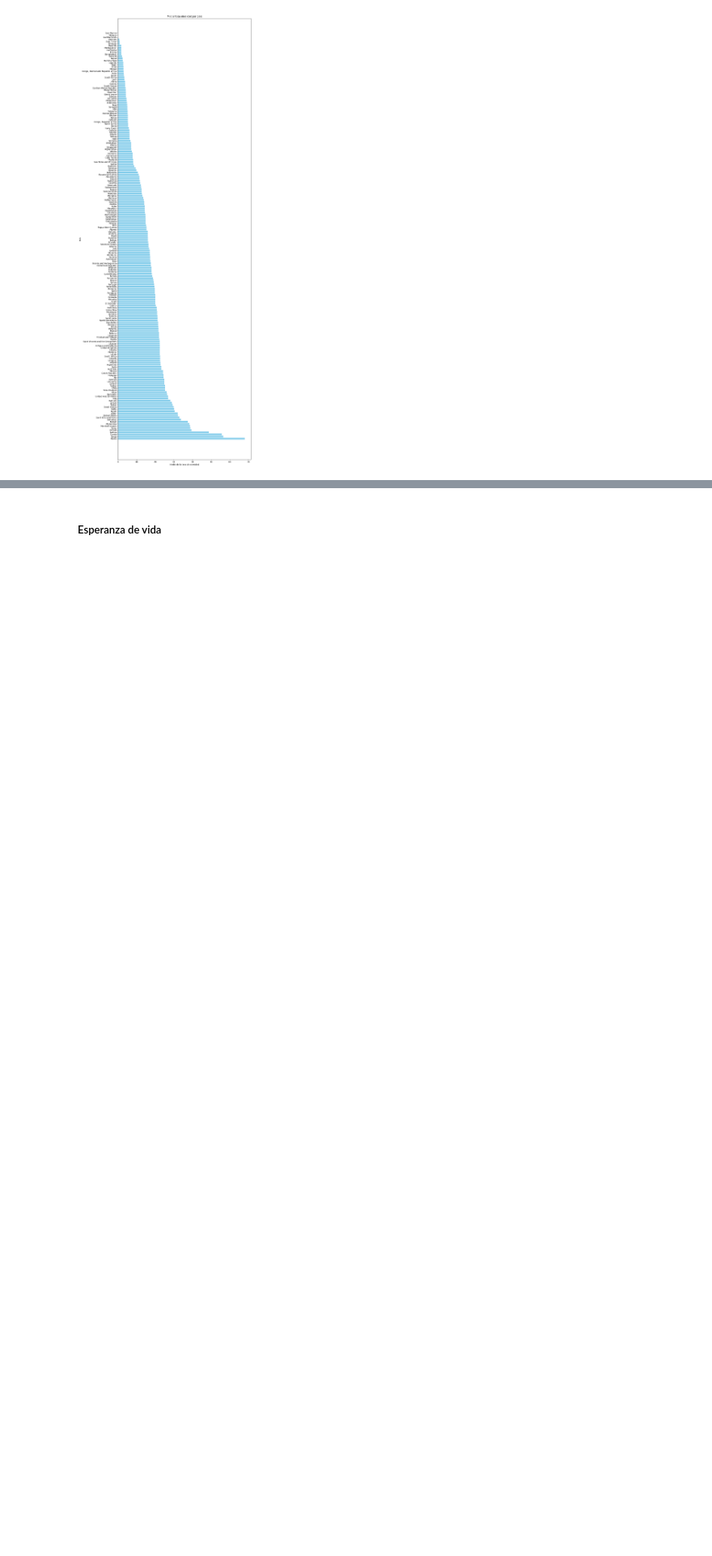
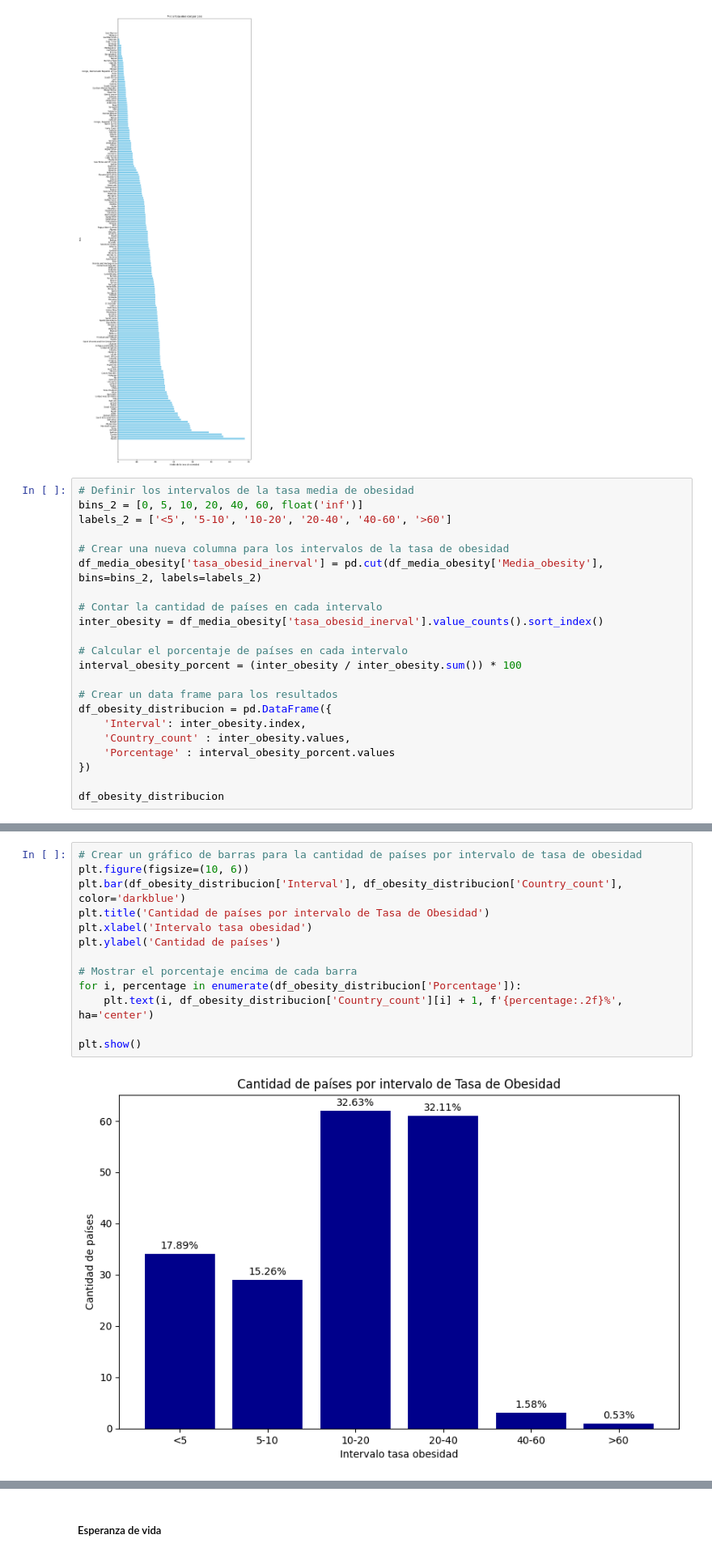
Before and after one commit to MouraAnalyst/EDA_Corr_tranning, a Jupyter notebook: EspVida_vs_Obesid.ipynb, the cells around one changed output, grey strips where cells are left out. Shown at 81% size. Saved outputs shown, nothing was run; the diff lists cells and outputs as text; blank space fills up the shorter version.

```diff
--- a/EspVida_vs_Obesid.ipynb
+++ b/EspVida_vs_Obesid.ipynb
@@ -708,3 +774,25 @@ plt.ylabel('País')
 plt.show()
 # %% [output]
 [figure]
+# %%
+# Definir los intervalos de la tasa media de obesidad
+bins_2 = [0, 5, 10, 20, 40, 60, float('inf')]
+labels_2 = ['<5', '5-10', '10-20', '20-40', '40-60', '>60']
+
+# Crear una nueva columna para los intervalos de la tasa de obesidad
+df_media_obesity['tasa_obesid_inerval'] = pd.cut(df_media_obesity['Media_obesity'], bins=bins_2, labels=labels_2)
+
+# Contar la cantidad de países en cada intervalo
+inter_obesity = df_media_obesity['tasa_obesid_inerval'].value_counts().sort_index()
+
+# Calcular el porcentaje de países en cada intervalo
+interval_obesity_porcent = (inter_obesity / inter_obesity.sum()) * 100
+
+# Crear un data frame para los resultados
+df_obesity_distribucion = pd.DataFrame({
+    'Interval': inter_obesity.index,
+    'Country_count' : inter_obesity.values,
+    'Porcentage' : interval_obesity_porcent.values
+})
+
+df_obesity_distribucion
@@ -710,0 +807,15 @@ plt.show()
+# %%
+# Crear un gráfico de barras para la cantidad de países por intervalo de tasa de obesidad
+plt.figure(figsize=(10, 6))
+plt.bar(df_obesity_distribucion['Interval'], df_obesity_distribucion['Country_count'], color='darkblue')
+plt.title('Cantidad de países por intervalo de Tasa de Obesidad')
+plt.xlabel('Intervalo tasa obesidad')
+plt.ylabel('Cantidad de países')
+
+# Mostrar el porcentaje encima de cada barra
+for i, percentage in enumerate(df_obesity_distribucion['Porcentage']):
+    plt.text(i, df_obesity_distribucion['Country_count'][i] + 1, f'{percentage:.2f}%', ha='center')
+
+plt.show()
+# %% [output]
+[figure, added]
```
Also changed, not shown: parts of 21 cells of this notebook, 6 other files.
